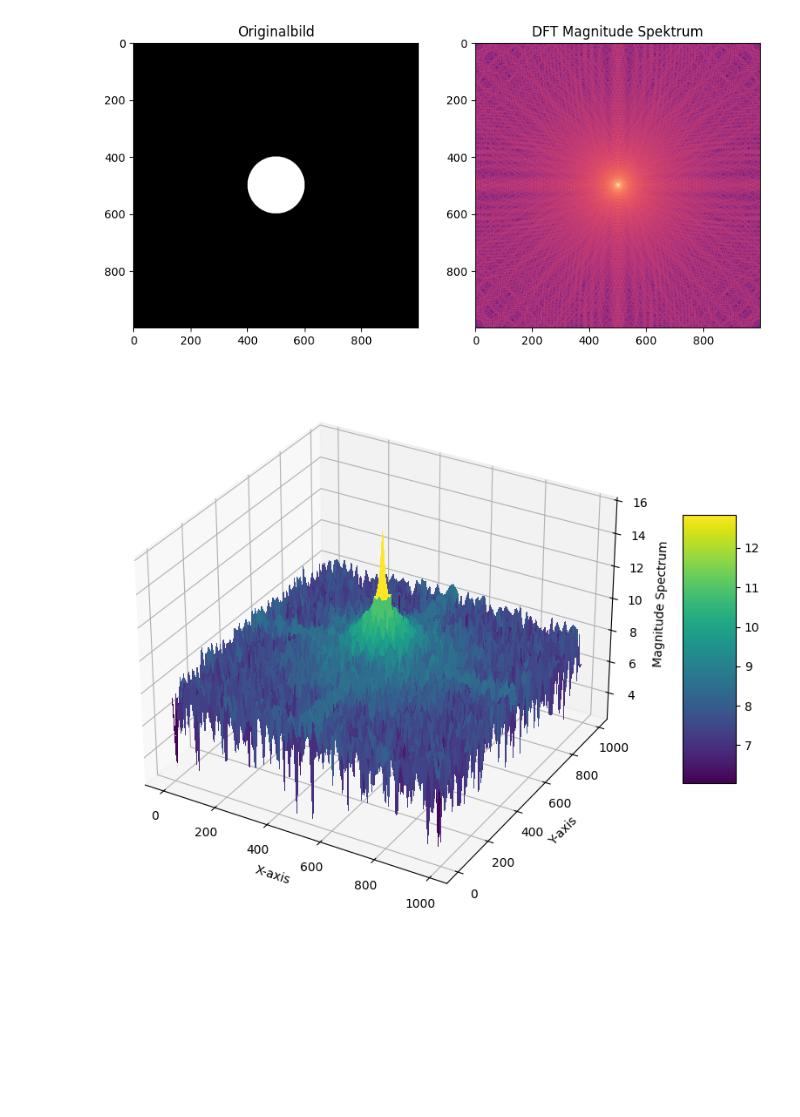
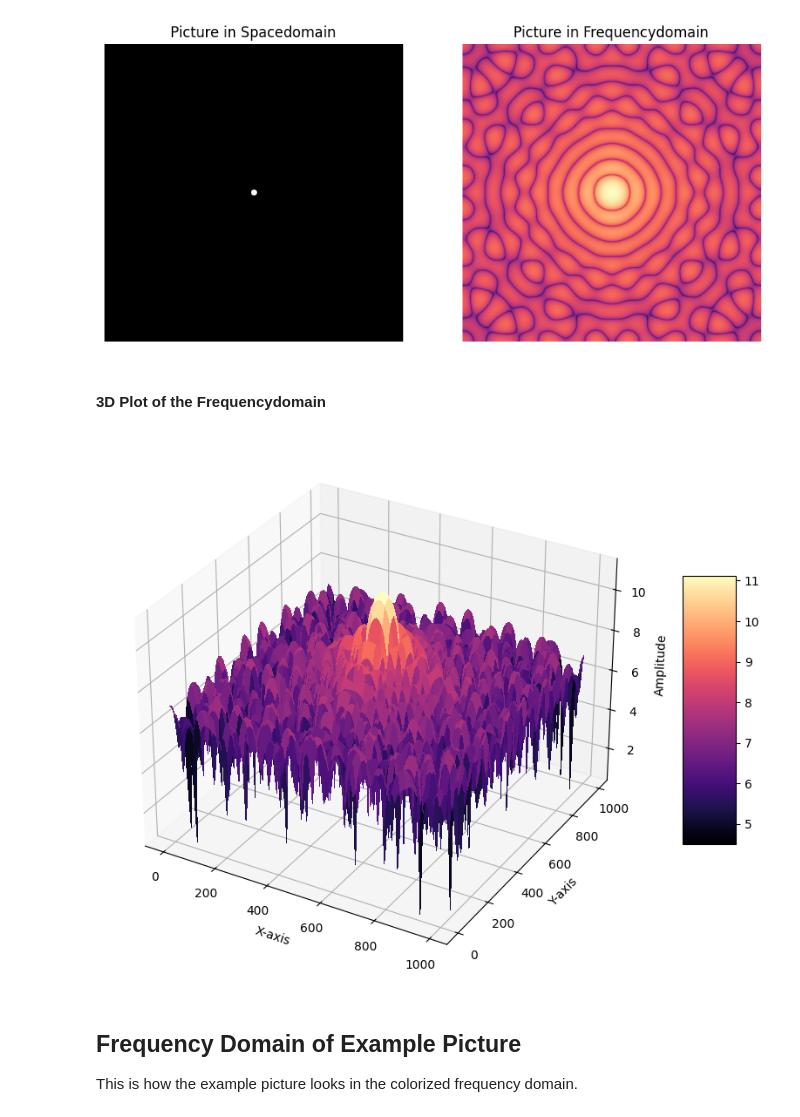
Before and after one commit to LucasSchuermann/Learning-Image-Processing, a Jupyter notebook: Frequenzraum.ipynb, the cells around one changed output. Saved outputs shown, nothing was run; the diff lists cells and outputs as text; code cells hidden in the pictures; blank space fills up the shorter version.

```diff
--- a/Frequenzraum.ipynb
+++ b/Frequenzraum.ipynb
@@ -3,45 +31,45 @@ import random as rand
 import numpy as np
 import matplotlib.pyplot as plt
 
 
 pixel_list = [0,255]
 hoehe = 1000
 breite = 1000
 
 circle = np.zeros((breite,hoehe), dtype=np.uint8)
-radius = 100
+# ---
+radius = 10
+# ---
+# Kreis zeichnen
 for x in range(breite):
     for y in range(hoehe):
         if ((x - breite/2) * (x - breite/2) + (y - hoehe/2) * (y - hoehe/2) <= radius * radius):
             circle[x][y] = 255
 
-"""
-sin_vert = np.array([[np.sin((col-row)/10) for col in range(breite)] for row in range(hoehe)])
-sin_hori =np.array([[np.sin((col+row)/10) for col in range(breite)] for row in range(hoehe)])
-
-sin_added = sin_vert + sin_hori
-sin_added_normalized = (sin_added - sin_added.min())/(sin_added.max() - sin_added.min()) * 255
-"""
-
+# fft anwenden
 fft_pic = np.fft.fft2(circle)
 fft_pic_shifted = np.fft.fftshift(fft_pic)
 magnitude_spectrum = np.log(np.abs(fft_pic_shifted)+1)
 
 plt.figure(figsize=(10, 5))
 
 plt.subplot(1, 2, 1)
 plt.imshow(circle, cmap='gray')
-plt.title('Originalbild')
+plt.axis('off')
+plt.title('Picture in Spacedomain')
 
 
 plt.subplot(1, 2, 2)
 plt.imshow(magnitude_spectrum, cmap='magma')
-plt.title('DFT Magnitude Spektrum')
+plt.axis('off')
+plt.title('Picture in Frequencydomain')
 
 
 plt.show()
 # %% [output]
-[figure, old version]
+[figure, new version]
+# %% [markdown]
+#### 3D Plot of the Frequencydomain
 # %%
 from mpl_toolkits import mplot3d
 X = np.arange(breite)
@@ -57,18 +85,22 @@ Z_ds = Z[::downsample_factor, ::downsample_factor]
 
 fig = plt.figure(figsize=(12, 8))
 ax = fig.add_subplot(111, projection='3d')
-surf = ax.plot_surface(X_ds, Y_ds, Z_ds, cmap='viridis', linewidth=0, antialiased=False)
+surf = ax.plot_surface(X_ds, Y_ds, Z_ds, cmap='magma', linewidth=0, antialiased=False)
 
 
 # Customize the axes and color bar
 ax.set_xlabel('X-axis')
 ax.set_ylabel('Y-axis')
-ax.set_zlabel('Magnitude Spectrum')
+ax.set_zlabel('Amplitude')
 fig.colorbar(surf, shrink=0.5, aspect=5)
 
 plt.show()
 # %% [output]
-[figure, old version]
+[figure, new version]
+# %% [markdown]
+## Frequency Domain of Example Picture
+
+This is how the example picture looks in the colorized frequency domain. <br>
 # %%
 import cv2
 import numpy as np
```
Also changed, not shown: parts of 5 cells of this notebook.
